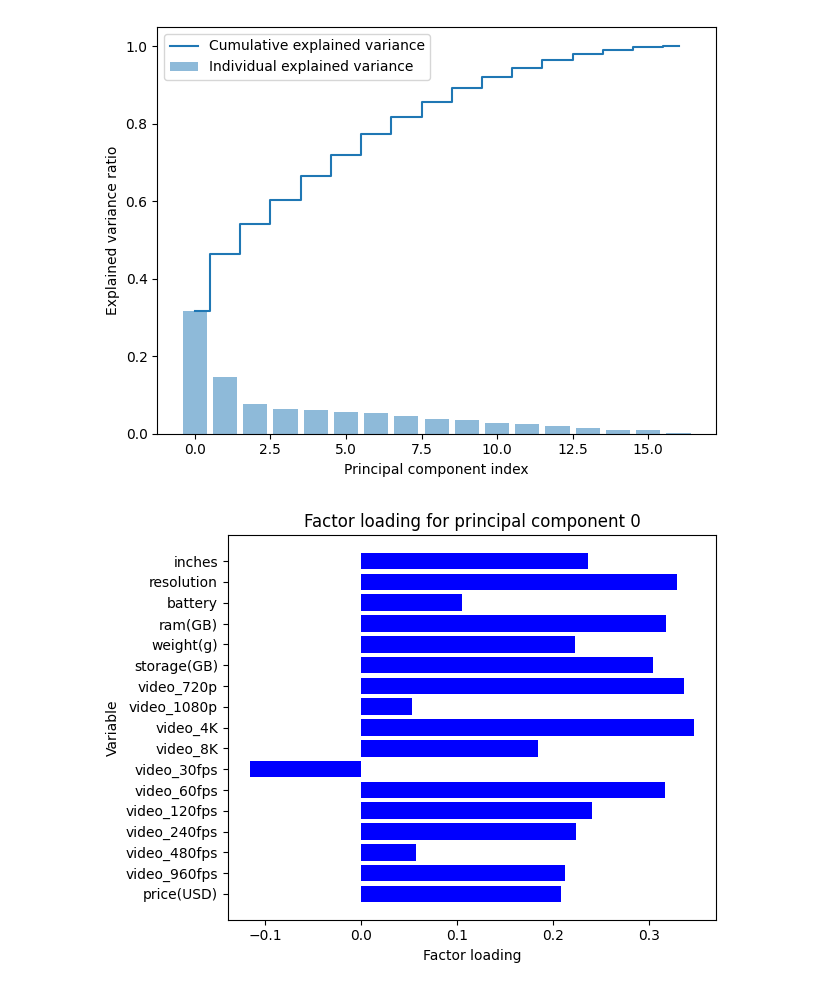
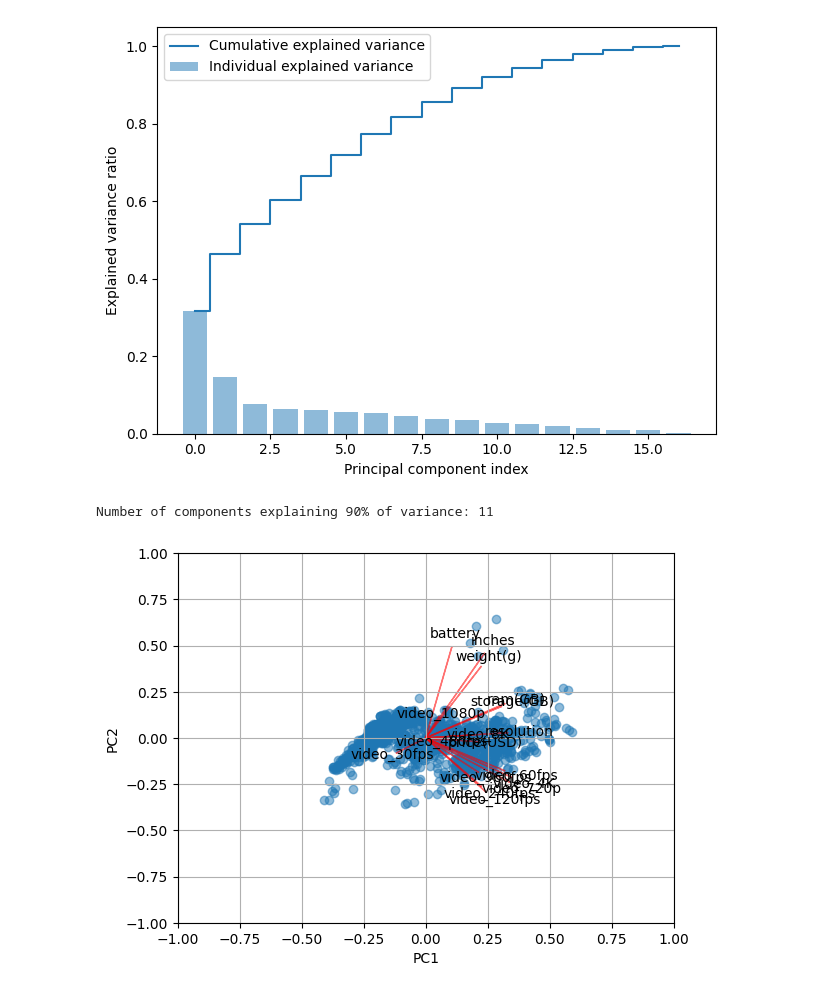
Before and after one commit to vincenzorrei/EDU-PCA, a Jupyter notebook: main.ipynb, the cells around one changed output. Saved outputs shown, nothing was run; the diff lists cells and outputs as text; code cells hidden in the pictures.

```diff
--- a/main.ipynb
+++ b/main.ipynb
@@ -183,23 +183,48 @@ plt.tight_layout()
 plt.show()
 # %% [output]
 [figure]
-# %%
-# For all the principal components plot variable factor loadings
-def display_factor_loading(pca, comp):
-    num_vars = len(df.columns)
-    plt.barh(range(num_vars), pca.components_[comp], color='b', align='center')
-    plt.yticks(np.arange(num_vars), df.columns)
-    plt.xlabel('Factor loading')
-    plt.ylabel('Variable')
-    plt.gca().invert_yaxis()
-    plt.title('Factor loading for principal component ' + str(comp))
-    plt.tight_layout()
-    plt.show()
-
-# Display factor loading for the first principal component
-display_factor_loading(pca, 0)
-# %% [output]
-[figure, removed]
+# %%
+# Find index where cumulative explained variance is greater than 0.9
+index = next(x[0] for x in enumerate(cum_sum_eigenvalues) if x[1] > 0.9) + 1
+print(f'Number of components explaining 90% of variance: {index}')
+# %% [output]
+Number of components explaining 90% of variance: 11
+# %%
+import numpy as np
+import matplotlib.pyplot as plt
+from sklearn import datasets
+from sklearn.decomposition import PCA
+import pandas as pd
+from sklearn.preprocessing import StandardScaler
+
+
+pca = PCA()
+x_new = pca.fit_transform(df_standardized)
+
+def myplot(score,coeff,labels=None):
+    xs = score[:,0]
+    ys = score[:,1]
+    n = coeff.shape[0]
+    scalex = 1.0/(xs.max() - xs.min())
+    scaley = 1.0/(ys.max() - ys.min())
+    plt.scatter(xs * scalex,ys * scaley, alpha=0.5)
+    for i in range(n):
+        plt.arrow(0, 0, coeff[i,0], coeff[i,1],color = 'r',alpha = 0.5)
+        if labels is None:
+            plt.text(coeff[i,0]* 1.15, coeff[i,1] * 1.15, str(df.columns[i]), color = 'black', ha = 'center', va = 'center')
+        else:
+            plt.text(coeff[i,0]* 1.15, coeff[i,1] * 1.15, labels[i], color = 'black', ha = 'center', va = 'center')
+    plt.xlim(-1,1)
+    plt.ylim(-1,1)
+    plt.xlabel("PC{}".format(1))
+    plt.ylabel("PC{}".format(2))
+    plt.grid()
+
+#Call the function. Use only the 2 PCs.
+myplot(x_new[:,0:2],np.transpose(pca.components_[0:2, :]))
+plt.show()
+# %% [output]
+[figure, added]
 # %%
 loadings = pca.components_.T
 
```
Also changed, not shown: parts of 1 cell of this notebook.
